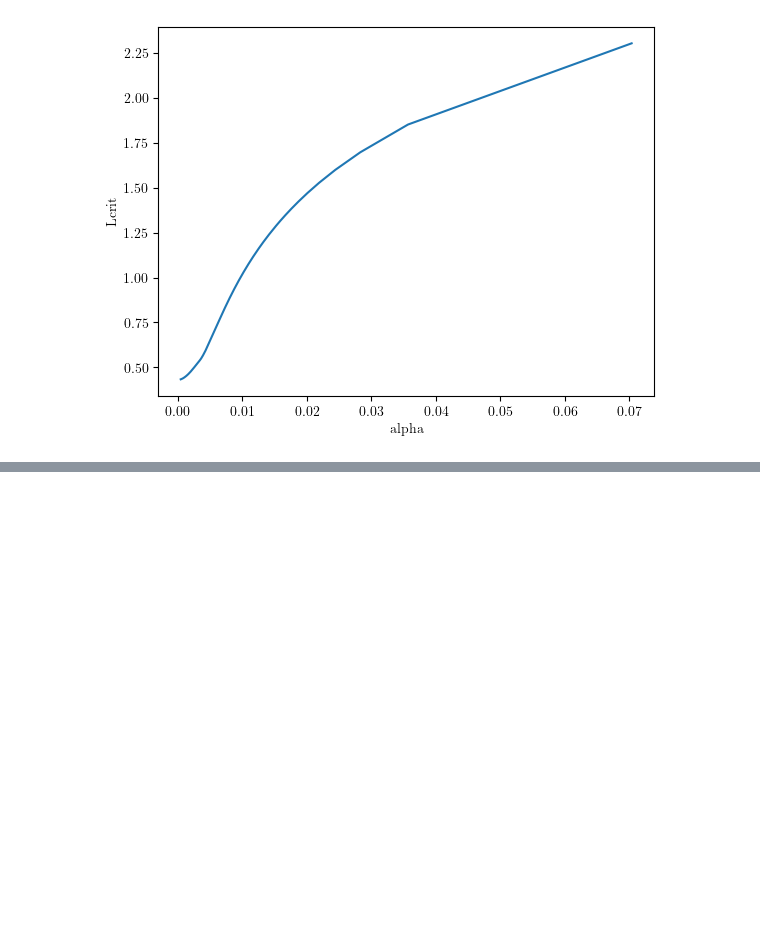
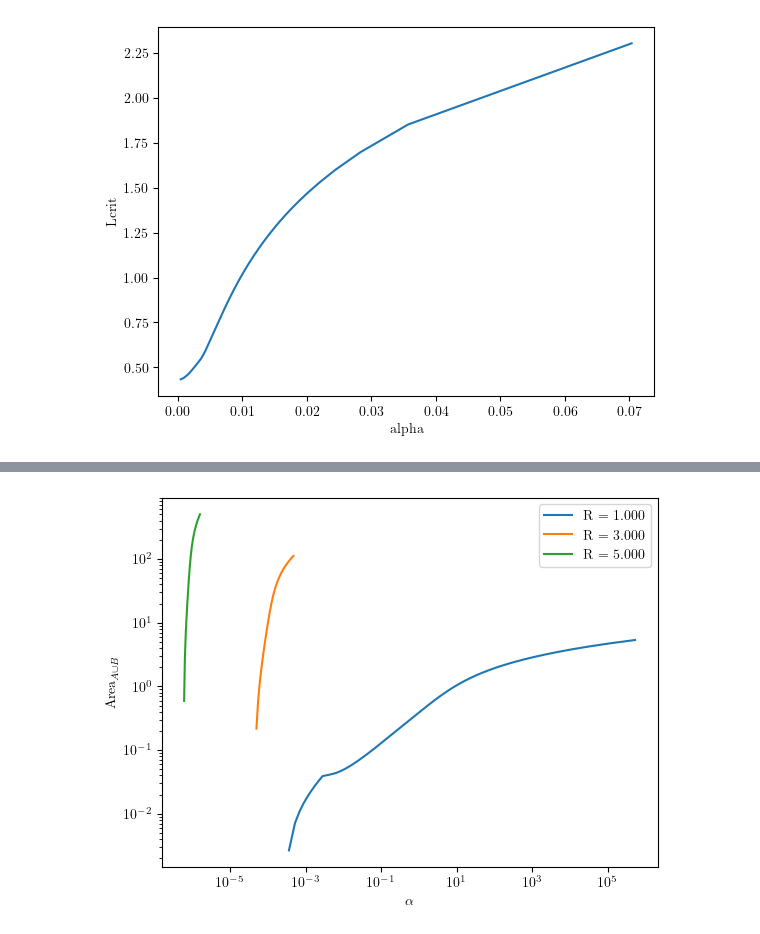
Before and after one commit to Bkorotko03/HoloProj, a Jupyter notebook: NCShock260226.ipynb, the cells around one changed output, grey strips where cells are left out. Cells and saved outputs as stored; diff of their text form; code cells hidden in the pictures; blank space fills up the shorter version.

```diff
--- a/NCShock260226.ipynb
+++ b/NCShock260226.ipynb
@@ -341,0 +369,30 @@ plt.show()
+# %%
+def genShockPlot(Rmin,Rmax,Rnum,Rtyp='lin'):
+    if Rtyp == 'lin':
+        Rgrid = np.linspace(Rmin,Rmax,Rnum)
+    elif Rtyp == 'log':
+        Rgrid = np.logspace(np.log10(Rmin),np.log10(Rmax),Rnum)
+    else:
+        print('Invalid Rtyp, use lin or log')
+        return 0
+
+    # print(Rgrid)
+    for R in Rgrid:
+        r0grid = np.logspace(np.log10(r0min),np.log10(R-eps),num)
+        alphagrid = alpha(r0grid,R)
+        areaInt = shockArea(r0grid,R)
+        # print(areaInt)
+        mask = areaInt > 0
+        plt.plot(alphagrid[mask],areaInt[mask],label = f'R = {R:.3f}')
+
+    plt.xlabel(r'$\alpha$')
+    plt.ylabel(r'Area$_{A \cup B}$')
+    plt.legend()
+    plt.semilogx()
+    plt.semilogy()
+    plt.show()
+# %%
+genShockPlot(1,5,3)
+# should i normalize alpha and area here for direct comparison?
+# %% [output]
+[figure, added]
```
Also changed, not shown: parts of 12 cells of this notebook, 1 other file.
